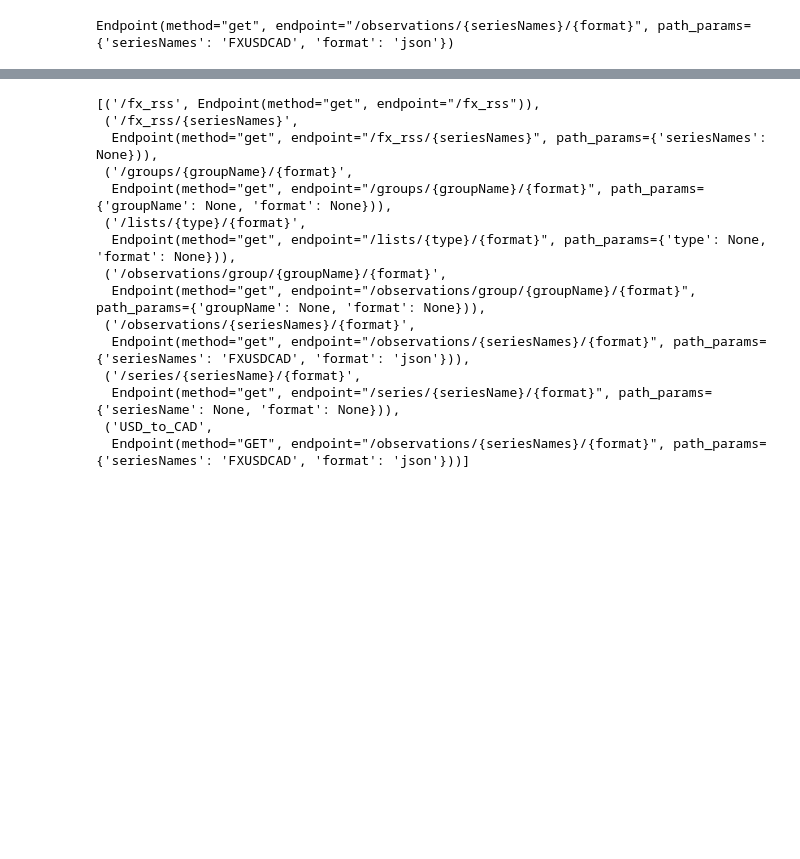
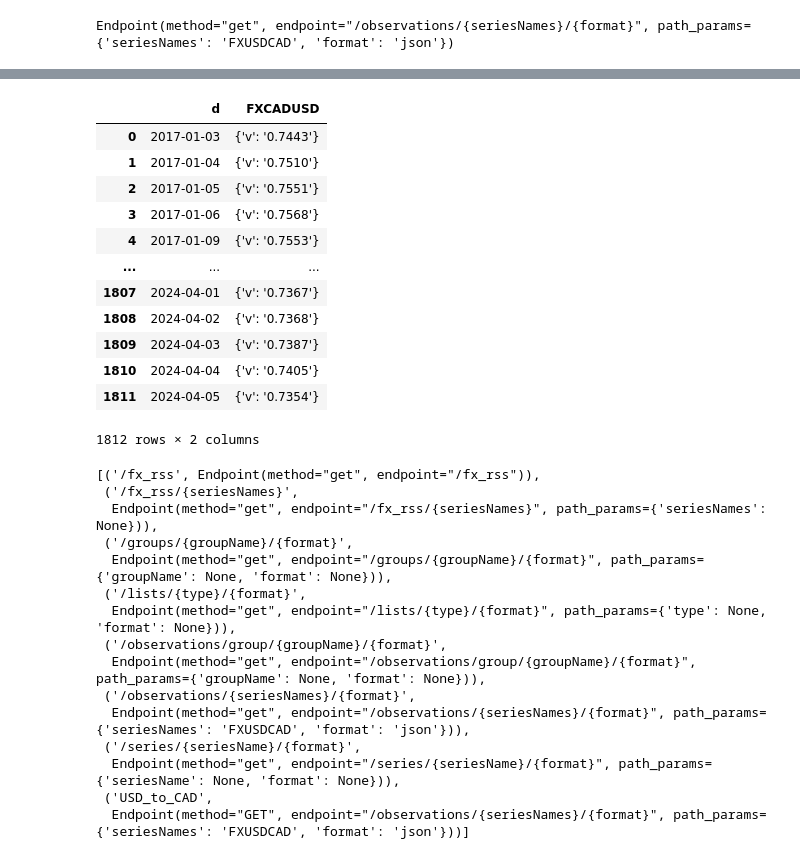
Before and after one commit to erich-hs/AnyData, a Jupyter notebook: notebooks/anydata_DataAPI_examples.ipynb, the cells around one changed output, grey strips where cells are left out. Cells and saved outputs as stored; diff of their text form; code cells hidden in the pictures; blank space fills up the shorter version.

```diff
--- a/notebooks/anydata_DataAPI_examples.ipynb
+++ b/notebooks/anydata_DataAPI_examples.ipynb
@@ -108,3 +108,8 @@ valet_api["/observations/{seriesNames}/{format}"].to_pandas(params={"seriesNames
 valet_api["/observations/{seriesNames}/{format}"]
 # %% [output]
 Endpoint(method="get", endpoint="/observations/{seriesNames}/{format}", path_params={'seriesNames': 'FXUSDCAD', 'format': 'json'})
+# %%
+# As a requests.Session subclass, each Endpoint can also be used as context managers
+with valet_api["/observations/{seriesNames}/{format}"] as e:
+    FXUSDCAD = e.to_pandas(params={"seriesNames": "FXUSDCAD"})
+    FXCADUSD = e.to_pandas(params={"seriesNames": "FXCADUSD"})
@@ -111,3 +132,19 @@ Endpoint(method="get", endpoint="/observations/{seriesNames}/{format}", path_par
+# %%
+FXCADUSD
+# %% [output]
+|  | d | FXCADUSD |
+| 0 | 2017-01-03 | {'v': '0.7443'} |
+| 1 | 2017-01-04 | {'v': '0.7510'} |
+| 2 | 2017-01-05 | {'v': '0.7551'} |
+| 3 | 2017-01-06 | {'v': '0.7568'} |
+| 4 | 2017-01-09 | {'v': '0.7553'} |
+| ... | ... | ... |
+| 1807 | 2024-04-01 | {'v': '0.7367'} |
+| 1808 | 2024-04-02 | {'v': '0.7368'} |
+| 1809 | 2024-04-03 | {'v': '0.7387'} |
+| 1810 | 2024-04-04 | {'v': '0.7405'} |
+| 1811 | 2024-04-05 | {'v': '0.7354'} |
+1812 rows × 2 columns
 # %%
 # Set alias endpoint with custom parameters
 valet_api.add_endpoint(
```
Also changed, not shown: parts of 1 cell of this notebook, 1 other file.
